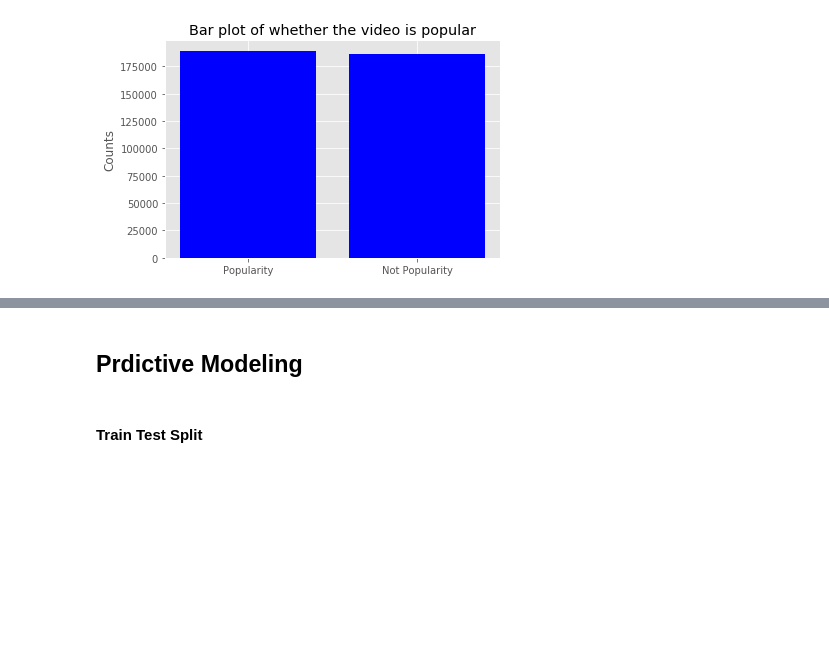
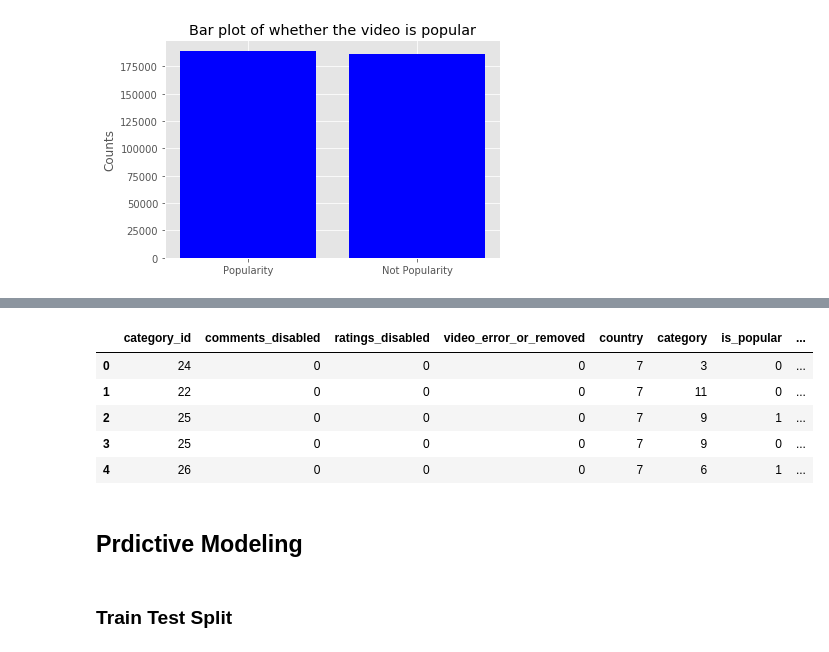
Before and after one commit to sully117/SVNT-TAP, a Jupyter notebook: Team 3/Data Science/JIALE_QIN_DS Submission.ipynb, the cells around one changed output, grey strips where cells are left out. Saved outputs shown, nothing was run; the diff lists cells and outputs as text; code cells hidden in the pictures; blank space fills up the shorter version.

```diff
--- a/Team 3/Data Science/JIALE_QIN_DS Submission.ipynb
+++ b/Team 3/Data Science/JIALE_QIN_DS Submission.ipynb
@@ -254,0 +273,11 @@ plt.show()
+# %%
+dfs['comments_disabled'] = dfs['comments_disabled'].apply(int)
+dfs['ratings_disabled'] = dfs['ratings_disabled'].apply(int)
+dfs['video_error_or_removed'] = dfs['video_error_or_removed'].apply(int)
+# %%
+# label encoder
+from sklearn import preprocessing
+
+le = preprocessing.LabelEncoder()
+le.fit(dfs['country'])
+dfs['country'] = le.transform(dfs['country'])
@@ -255,2 +288,11 @@ plt.show()
+# %%
+dfs.head()
+# %% [output]
+|  | category_id | comments_disabled | ratings_disabled | video_error_or_removed | country | category | is_popular | ... |
+| 0 | 24 | 0 | 0 | 0 | 7 | 3 | 0 | ... |
+| 1 | 22 | 0 | 0 | 0 | 7 | 11 | 0 | ... |
+| 2 | 25 | 0 | 0 | 0 | 7 | 9 | 1 | ... |
+| 3 | 25 | 0 | 0 | 0 | 7 | 9 | 0 | ... |
+| 4 | 26 | 0 | 0 | 0 | 7 | 6 | 1 | ... |
 # %% [markdown]
 ## Prdictive Modeling
@@ -259,5 +299,5 @@ dfs_sample = dfs.sample(frac = 0.1, random_state=42)
 # %% [markdown]
-#### Train Test Split
+### Train Test Split
 # %%
 # get X and y
 
```
Also changed, not shown: parts of 25 cells of this notebook.
